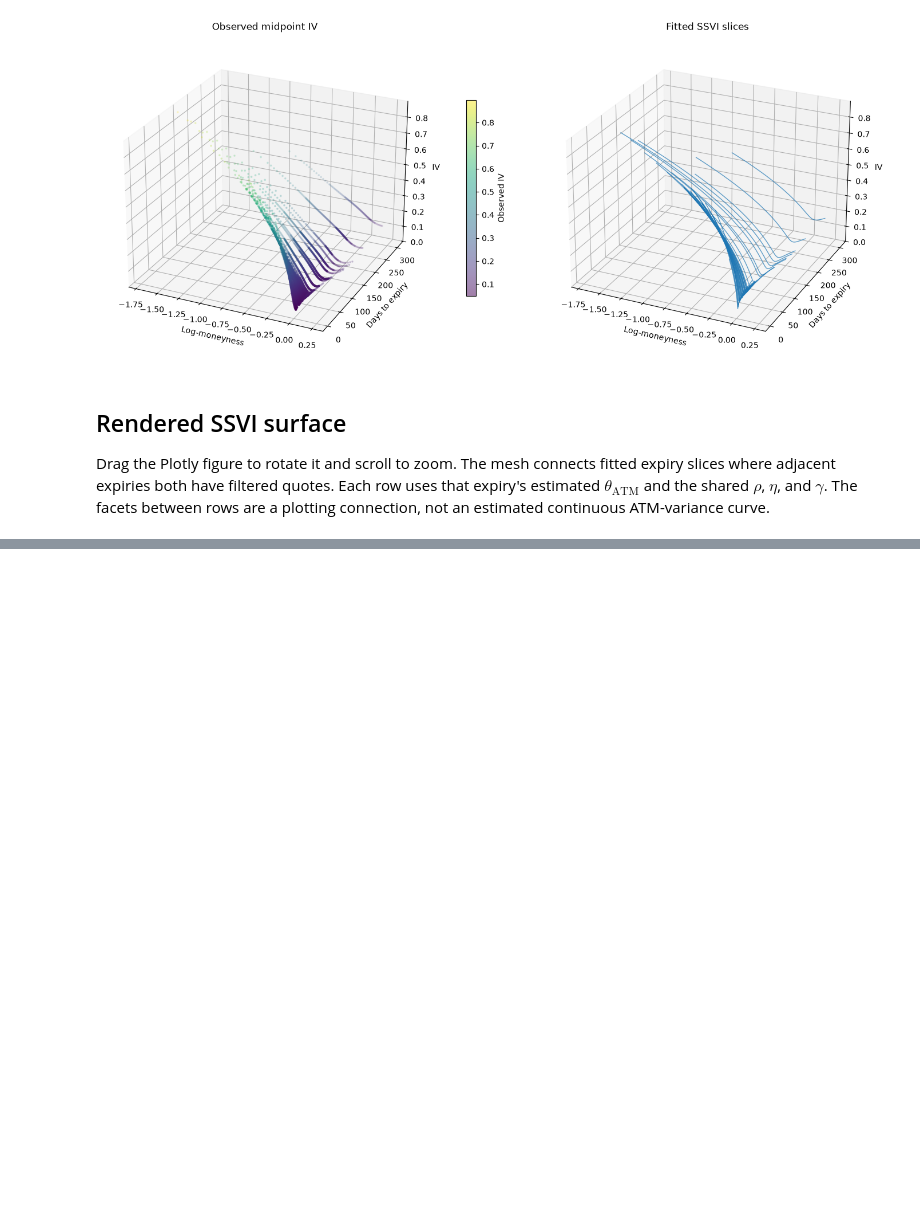
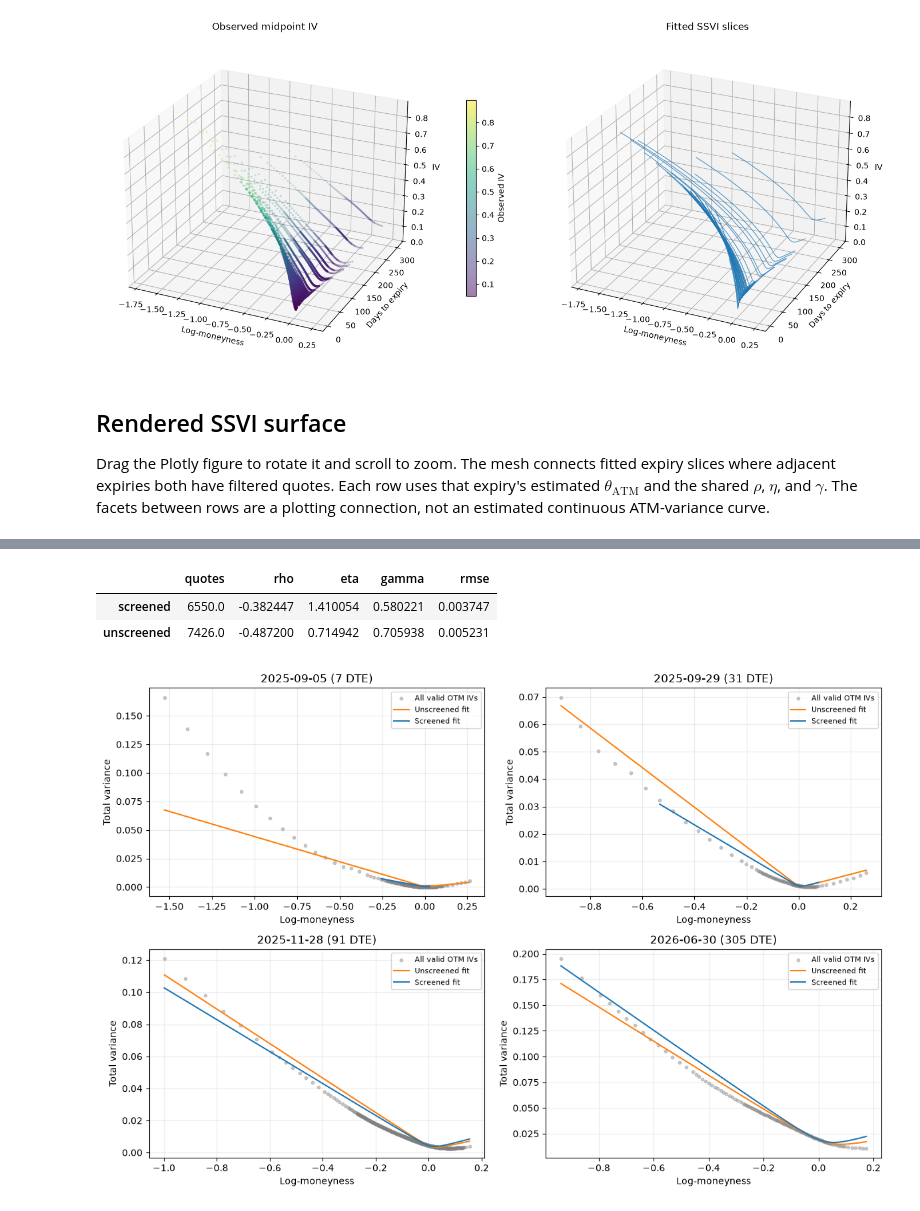
Before and after one commit to MMillward2012/Volatility-Forecasting-and-Options-Trading, a Jupyter notebook: notebooks/ssvi_surface_diagnostics.ipynb, the cells around one changed output, grey strips where cells are left out. Drawn from its saved outputs; the diff is of its cells as text; code cells hidden in the pictures; blank space fills up the shorter version.

Commit message:
Compare screened and unscreened SSVI fits

```diff
--- a/notebooks/ssvi_surface_diagnostics.ipynb
+++ b/notebooks/ssvi_surface_diagnostics.ipynb
@@ -177,0 +182,37 @@ surface_fig.show()
+# %%
+unscreened_result = fit_ssvi_surface(panel, apply_quote_screen=False)
+unscreened_rows = unscreened_result["observations"]
+
+comparison = pd.DataFrame({
+    name: {
+        "quotes": len(fit["observations"]),
+        "rho": fit["rho"],
+        "eta": fit["eta"],
+        "gamma": fit["gamma"],
+        "rmse": fit["rmse"],
+    }
+    for name, fit in [("screened", result), ("unscreened", unscreened_result)]
+}).T
+display(comparison)
+
+fig, axes = plt.subplots(2, 2, figsize=(12, 8))
+for ax, expiry in zip(axes.flat, selected_expiries):
+    raw = unscreened_rows.loc[unscreened_rows["expiry_date"].eq(expiry)]
+    clean = observations.loc[observations["expiry_date"].eq(expiry)]
+    raw_k = np.linspace(raw["log_moneyness"].min(), raw["log_moneyness"].max(), 200)
+    clean_k = np.linspace(clean["log_moneyness"].min(), clean["log_moneyness"].max(), 200)
+    ax.scatter(raw["log_moneyness"], raw["market_w"], s=10, alpha=0.4, color="gray", label="All valid OTM IVs")
+    ax.plot(raw_k, ssvi_total_variance(raw_k, raw["theta_atm"].iloc[0], unscreened_result["rho"], unscreened_result["eta"], unscreened_result["gamma"]), color="tab:orange", label="Unscreened fit")
+    ax.plot(clean_k, ssvi_total_variance(clean_k, clean["theta_atm"].iloc[0], result["rho"], result["eta"], result["gamma"]), color="tab:blue", label="Screened fit")
+    ax.set(title=f"{expiry.date()} ({raw['days_to_expiry'].iloc[0]} DTE)", xlabel="Log-moneyness", ylabel="Total variance")
+    ax.grid(alpha=0.25)
+    ax.legend(fontsize=8)
+for ax in axes.flat[len(selected_expiries):]:
+    ax.set_visible(False)
+fig.tight_layout()
+plt.show()
+# %% [output]
+|  | quotes | rho | eta | gamma | rmse |
+| screened | 6550.0 | -0.382447 | 1.410054 | 0.580221 | 0.003747 |
+| unscreened | 7426.0 | -0.487200 | 0.714942 | 0.705938 | 0.005231 |
+[figure, added]
```
Also changed, not shown: parts of 3 cells of this notebook, 4 other files.
